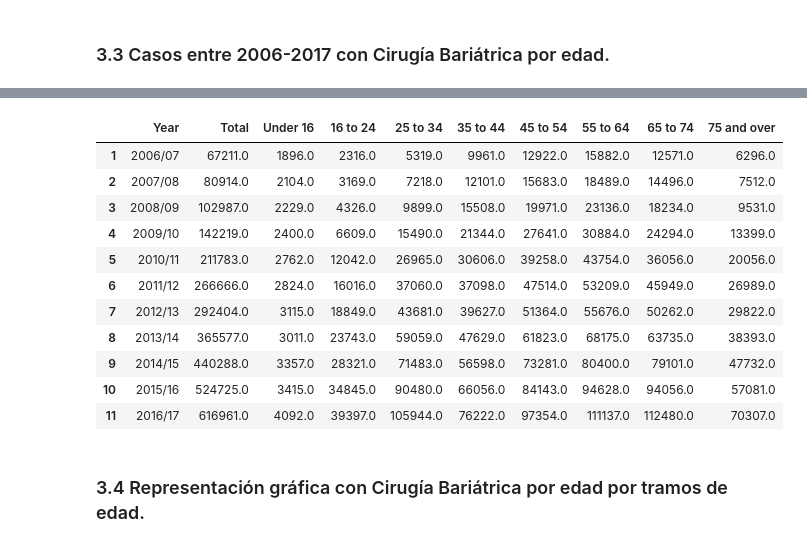
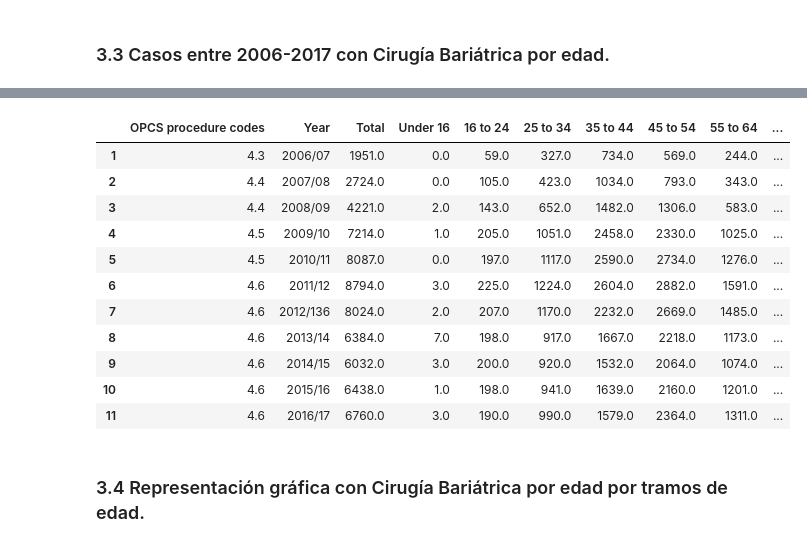
Before and after one commit to SergioME/TFM, a Jupyter notebook: 2_Estudio_UK.ipynb, the cells around one changed output, grey strips where cells are left out. Saved outputs shown, nothing was run; the diff lists cells and outputs as text; code cells hidden in the pictures.

```diff
--- a/2_Estudio_UK.ipynb
+++ b/2_Estudio_UK.ipynb
@@ -442,6 +442,6 @@ plt.show()
 # %% [markdown]
 ### 3.3 Casos entre 2006-2017 con Cirugía Bariátrica por edad.
 # %%
-age_1_3 = pd.read_excel(dataset, sheet_name = 11 , skiprows=7 , skip_footer=14)
+age_1_3 = pd.read_excel(dataset, sheet_name = 12 , skiprows=7 , skip_footer=14)
 age_1_3.head(12)
 # %% [output]
@@ -461,4 +461,4 @@ age_1_3.head(12)
 # %%
-age_total_1_3= age_1_3.rename(columns={"Year4":"Year", "All ages5":"Total"})
+age_total_1_3= age_1_3.rename(columns={"Year6,7":"Year", "All ages8":"Total"})
 age_total_1_3.head()
 # %% [output]
@@ -471,19 +471,19 @@ age_total_1_3.head()
 # %%
-table_age_1_3 = age_total_1_2.drop('Unnamed: 1', 1).dropna()
+table_age_1_3 = age_total_1_3.drop('Unnamed: 1', 1).dropna()
 table_age_1_3.head(11)
 # %% [output]
-|  | Year | Total | Under 16 | 16 to 24 | 25 to 34 | 35 to 44 | 45 to 54 | 55 to 64 | 65 to 74 | 75 and over |
-| 1 | 2006/07 | 67211.0 | 1896.0 | 2316.0 | 5319.0 | 9961.0 | 12922.0 | 15882.0 | 12571.0 | 6296.0 |
-| 2 | 2007/08 | 80914.0 | 2104.0 | 3169.0 | 7218.0 | 12101.0 | 15683.0 | 18489.0 | 14496.0 | 7512.0 |
-| 3 | 2008/09 | 102987.0 | 2229.0 | 4326.0 | 9899.0 | 15508.0 | 19971.0 | 23136.0 | 18234.0 | 9531.0 |
-| 4 | 2009/10 | 142219.0 | 2400.0 | 6609.0 | 15490.0 | 21344.0 | 27641.0 | 30884.0 | 24294.0 | 13399.0 |
-| 5 | 2010/11 | 211783.0 | 2762.0 | 12042.0 | 26965.0 | 30606.0 | 39258.0 | 43754.0 | 36056.0 | 20056.0 |
-| 6 | 2011/12 | 266666.0 | 2824.0 | 16016.0 | 37060.0 | 37098.0 | 47514.0 | 53209.0 | 45949.0 | 26989.0 |
-| 7 | 2012/13 | 292404.0 | 3115.0 | 18849.0 | 43681.0 | 39627.0 | 51364.0 | 55676.0 | 50262.0 | 29822.0 |
-| 8 | 2013/14 | 365577.0 | 3011.0 | 23743.0 | 59059.0 | 47629.0 | 61823.0 | 68175.0 | 63735.0 | 38393.0 |
-| 9 | 2014/15 | 440288.0 | 3357.0 | 28321.0 | 71483.0 | 56598.0 | 73281.0 | 80400.0 | 79101.0 | 47732.0 |
-| 10 | 2015/16 | 524725.0 | 3415.0 | 34845.0 | 90480.0 | 66056.0 | 84143.0 | 94628.0 | 94056.0 | 57081.0 |
-| 11 | 2016/17 | 616961.0 | 4092.0 | 39397.0 | 105944.0 | 76222.0 | 97354.0 | 111137.0 | 112480.0 | 70307.0 |
+|  | OPCS procedure codes | Year | Total | Under 16 | 16 to 24 | 25 to 34 | 35 to 44 | 45 to 54 | 55 to 64 | ... |
+| 1 | 4.3 | 2006/07 | 1951.0 | 0.0 | 59.0 | 327.0 | 734.0 | 569.0 | 244.0 | ... |
+| 2 | 4.4 | 2007/08 | 2724.0 | 0.0 | 105.0 | 423.0 | 1034.0 | 793.0 | 343.0 | ... |
+| 3 | 4.4 | 2008/09 | 4221.0 | 2.0 | 143.0 | 652.0 | 1482.0 | 1306.0 | 583.0 | ... |
+| 4 | 4.5 | 2009/10 | 7214.0 | 1.0 | 205.0 | 1051.0 | 2458.0 | 2330.0 | 1025.0 | ... |
+| 5 | 4.5 | 2010/11 | 8087.0 | 0.0 | 197.0 | 1117.0 | 2590.0 | 2734.0 | 1276.0 | ... |
+| 6 | 4.6 | 2011/12 | 8794.0 | 3.0 | 225.0 | 1224.0 | 2604.0 | 2882.0 | 1591.0 | ... |
+| 7 | 4.6 | 2012/136 | 8024.0 | 2.0 | 207.0 | 1170.0 | 2232.0 | 2669.0 | 1485.0 | ... |
+| 8 | 4.6 | 2013/14 | 6384.0 | 7.0 | 198.0 | 917.0 | 1667.0 | 2218.0 | 1173.0 | ... |
+| 9 | 4.6 | 2014/15 | 6032.0 | 3.0 | 200.0 | 920.0 | 1532.0 | 2064.0 | 1074.0 | ... |
+| 10 | 4.6 | 2015/16 | 6438.0 | 1.0 | 198.0 | 941.0 | 1639.0 | 2160.0 | 1201.0 | ... |
+| 11 | 4.6 | 2016/17 | 6760.0 | 3.0 | 190.0 | 990.0 | 1579.0 | 2364.0 | 1311.0 | ... |
 # %% [markdown]
 ### 3.4 Representación gráfica con Cirugía Bariátrica por edad por tramos de edad.
 # %%
```
Also changed, not shown: parts of 5 cells of this notebook, 6 other files.
